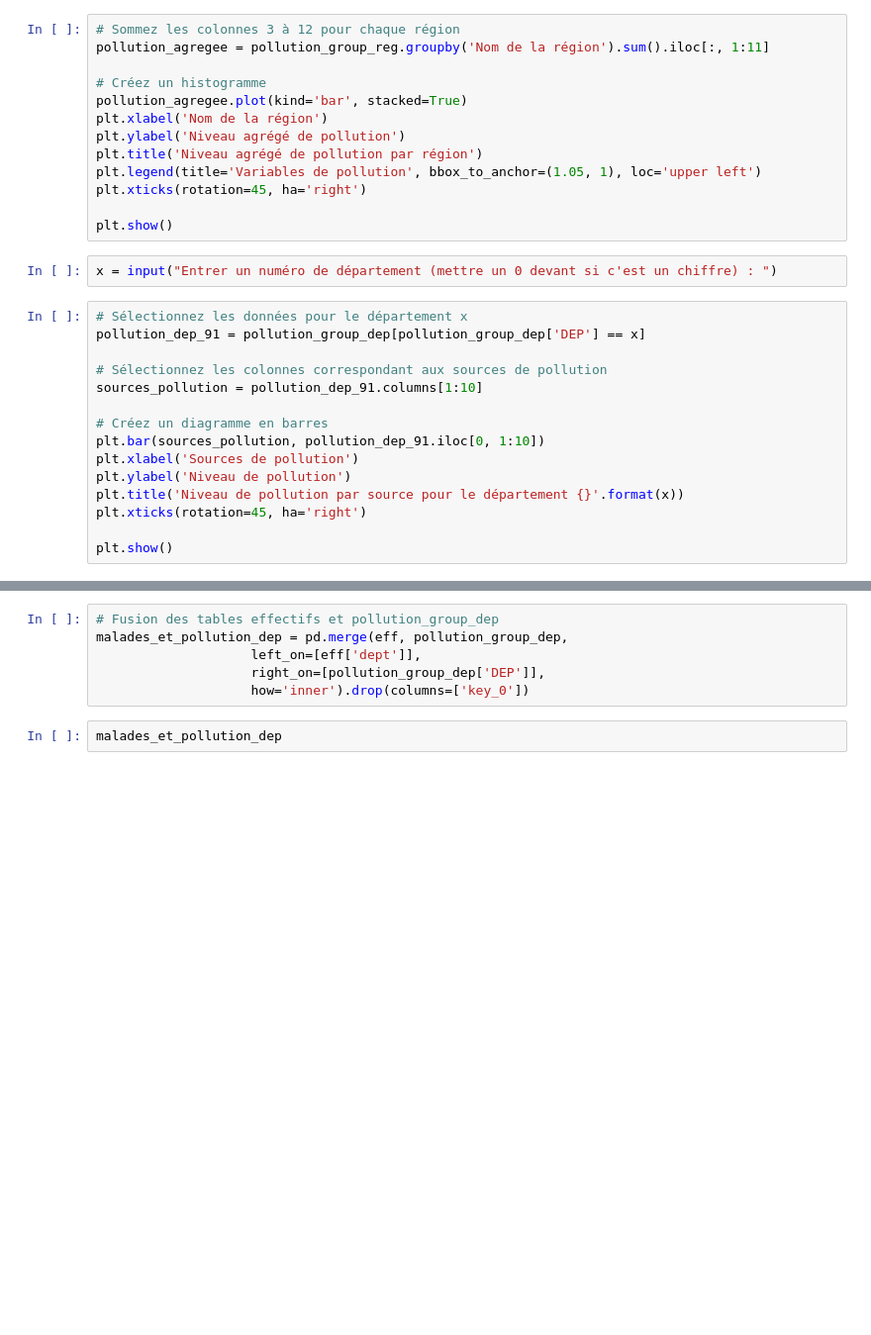
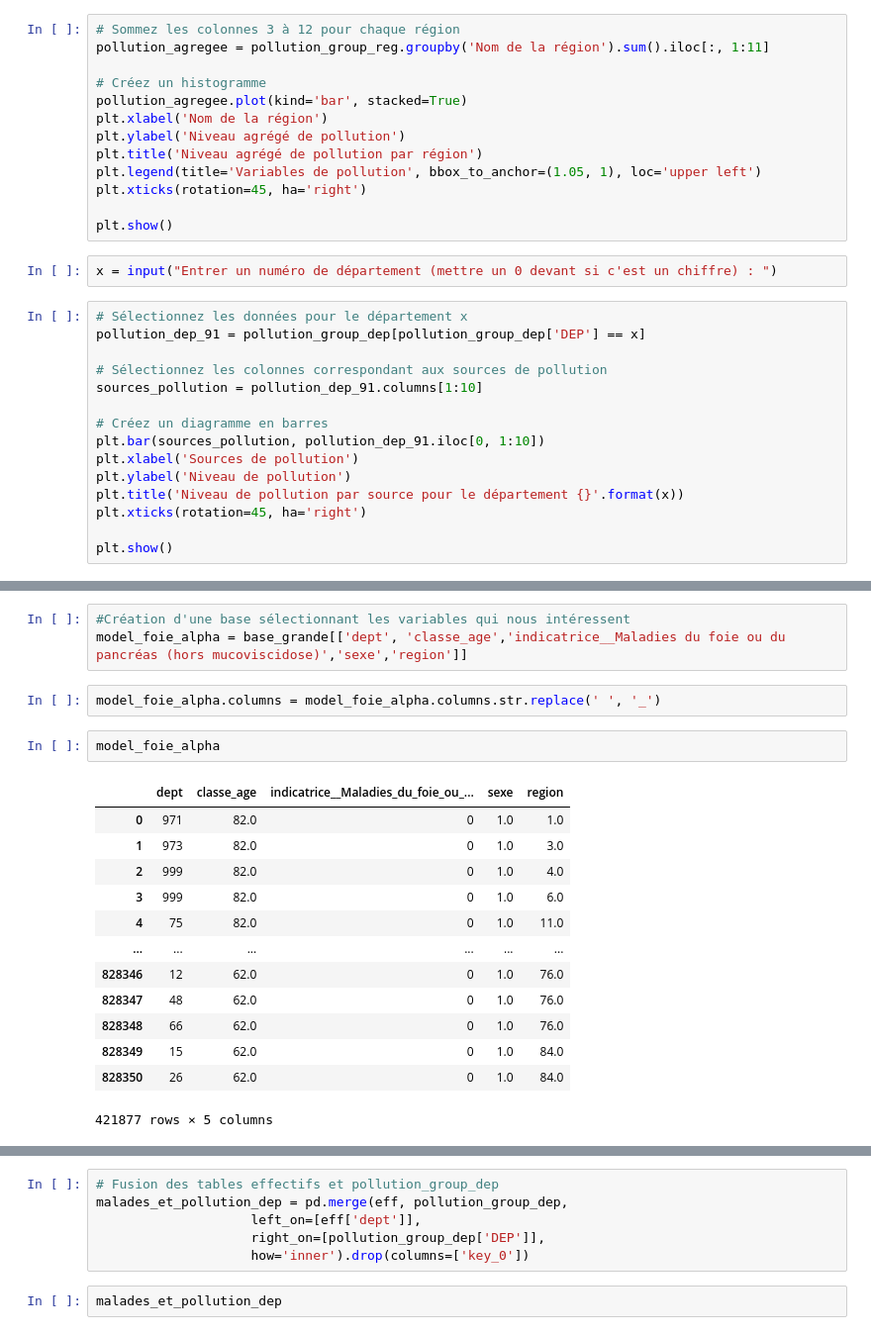
Before and after one commit to tpaquier/Python_DS, a Jupyter notebook: Stat desc.ipynb, the cells around one changed output, grey strips where cells are left out. Shown: that part at 99% size. Drawn from its saved outputs; the diff is of its cells as text; blank space fills up the shorter version.

```diff
--- a/Stat desc.ipynb
+++ b/Stat desc.ipynb
@@ -180,0 +253,21 @@ plt.show()
+# %%
+#Création d'une base sélectionnant les variables qui nous intéressent
+model_foie_alpha = base_grande[['dept', 'classe_age','indicatrice__Maladies du foie ou du pancréas (hors mucoviscidose)','sexe','region']]
+# %%
+model_foie_alpha.columns = model_foie_alpha.columns.str.replace(' ', '_')
+# %%
+model_foie_alpha
+# %% [output]
+|  | dept | classe_age | indicatrice__Maladies_du_foie_ou_... | sexe | region |
+| 0 | 971 | 82.0 | 0 | 1.0 | 1.0 |
+| 1 | 973 | 82.0 | 0 | 1.0 | 3.0 |
+| 2 | 999 | 82.0 | 0 | 1.0 | 4.0 |
+| 3 | 999 | 82.0 | 0 | 1.0 | 6.0 |
+| 4 | 75 | 82.0 | 0 | 1.0 | 11.0 |
+| ... | ... | ... | ... | ... | ... |
+| 828346 | 12 | 62.0 | 0 | 1.0 | 76.0 |
+| 828347 | 48 | 62.0 | 0 | 1.0 | 76.0 |
+| 828348 | 66 | 62.0 | 0 | 1.0 | 76.0 |
+| 828349 | 15 | 62.0 | 0 | 1.0 | 84.0 |
+| 828350 | 26 | 62.0 | 0 | 1.0 | 84.0 |
+421877 rows × 5 columns
```
Also changed, not shown: parts of 13 cells of this notebook.
